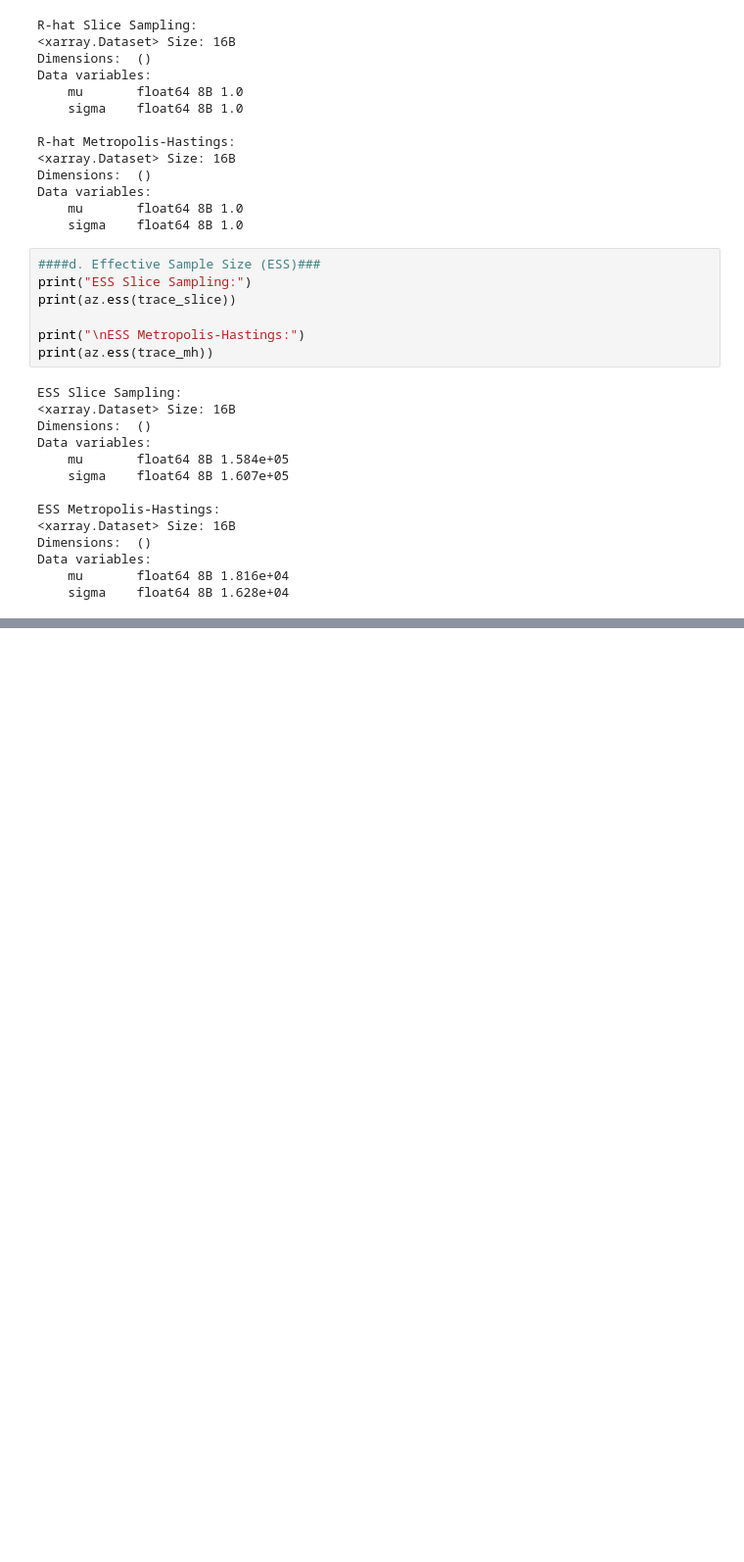
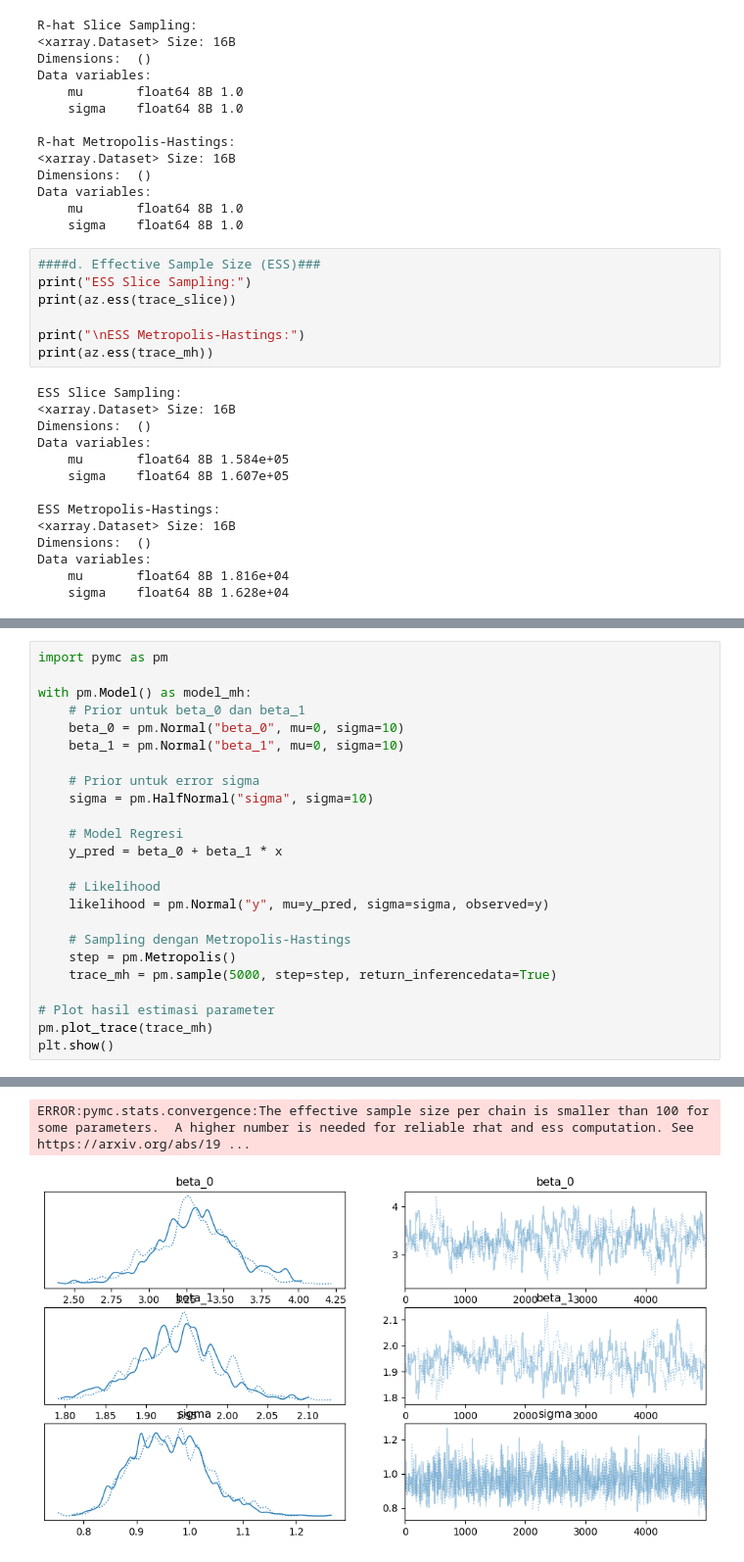
Before and after one commit to ElisaVianey13/DSC, a Jupyter notebook: TUGAS_3.ipynb, the cells around one changed output, grey strips where cells are left out. Shown at 98% size. Drawn from its saved outputs; the diff is of its cells as text; blank space fills up the shorter version.

```diff
--- a/TUGAS_3.ipynb
+++ b/TUGAS_3.ipynb
@@ -130,0 +157,25 @@ Data variables:
+# %%
+import pymc as pm
+
+with pm.Model() as model_mh:
+    # Prior untuk beta_0 dan beta_1
+    beta_0 = pm.Normal("beta_0", mu=0, sigma=10)
+    beta_1 = pm.Normal("beta_1", mu=0, sigma=10)
+
+    # Prior untuk error sigma
+    sigma = pm.HalfNormal("sigma", sigma=10)
+
+    # Model Regresi
+    y_pred = beta_0 + beta_1 * x
+
+    # Likelihood
+    likelihood = pm.Normal("y", mu=y_pred, sigma=sigma, observed=y)
+
+    # Sampling dengan Metropolis-Hastings
+    step = pm.Metropolis()
+    trace_mh = pm.sample(5000, step=step, return_inferencedata=True)
+
+# Plot hasil estimasi parameter
+pm.plot_trace(trace_mh)
+plt.show()
+# %% [output]
@@ -130,0 +184,2 @@ Data variables:
+ERROR:pymc.stats.convergence:The effective sample size per chain is smaller than 100 for some parameters.  A higher number is needed for reliable rhat and ess computation. See https://arxiv.org/abs/19 ...
+[figure, added]
```
Also changed, not shown: parts of 7 cells of this notebook.
